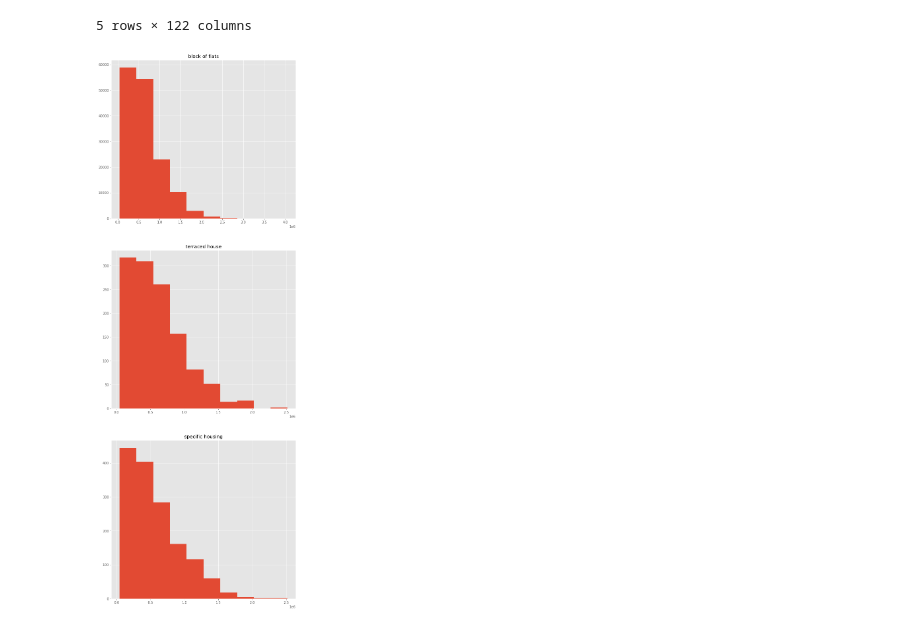
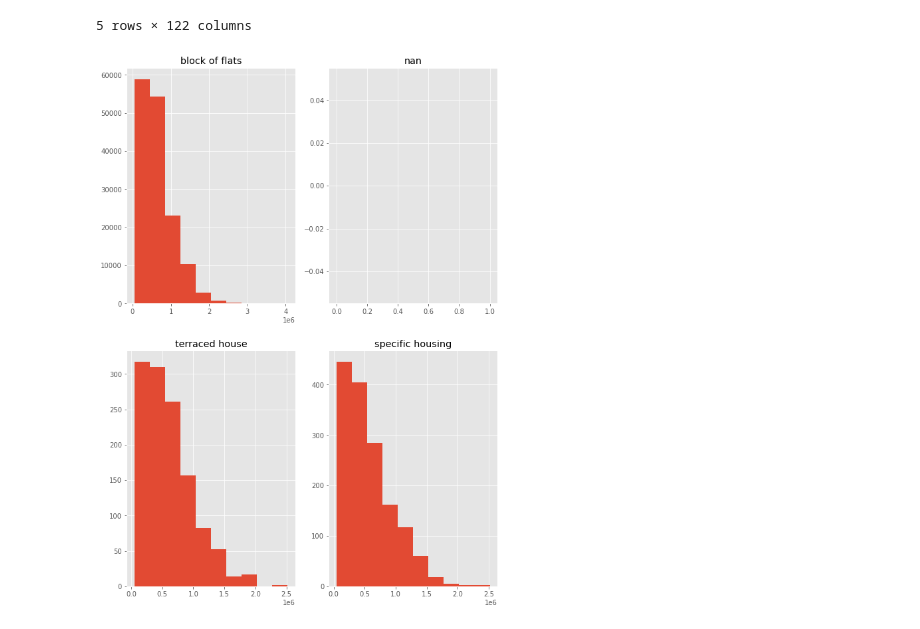
Before and after one commit to ftn8205/5th-ML-100Day-Marathon, a Jupyter notebook: homeworks/D019/Day_019_HW.ipynb, the cells around one changed output. Drawn from its saved outputs; the diff is of its cells as text; code cells hidden in the pictures.

```diff
--- a/homeworks/D019/Day_019_HW.ipynb
+++ b/homeworks/D019/Day_019_HW.ipynb
@@ -42,22 +42,22 @@ Path of read in data: ./data/application_train.csv
 # %%
 # 使用不同的 HOUSETYPE_MODE 類別繪製圖形, 並使用 subplot 排版
 """
 Your Code Here
 """
-unique_house_type = [t for t in app_train['HOUSETYPE_MODE'].unique() if t is not np.nan]
+unique_house_type = app_train['HOUSETYPE_MODE'].unique()
 
 nrows = len(unique_house_type)
 ncols = nrows // 2
 
 plt.figure(figsize=(10,30))
 for i in range(len(unique_house_type)):
     plt.subplot(nrows, ncols, i+1)
     """
     Your Code Here
     """
     app_train.loc[app_train['HOUSETYPE_MODE'] == unique_house_type[i], 'AMT_CREDIT'].hist()
 
     plt.title(str(unique_house_type[i]))
 plt.show()
 # %% [output]
-[figure, old version]
+[figure, new version]
```
